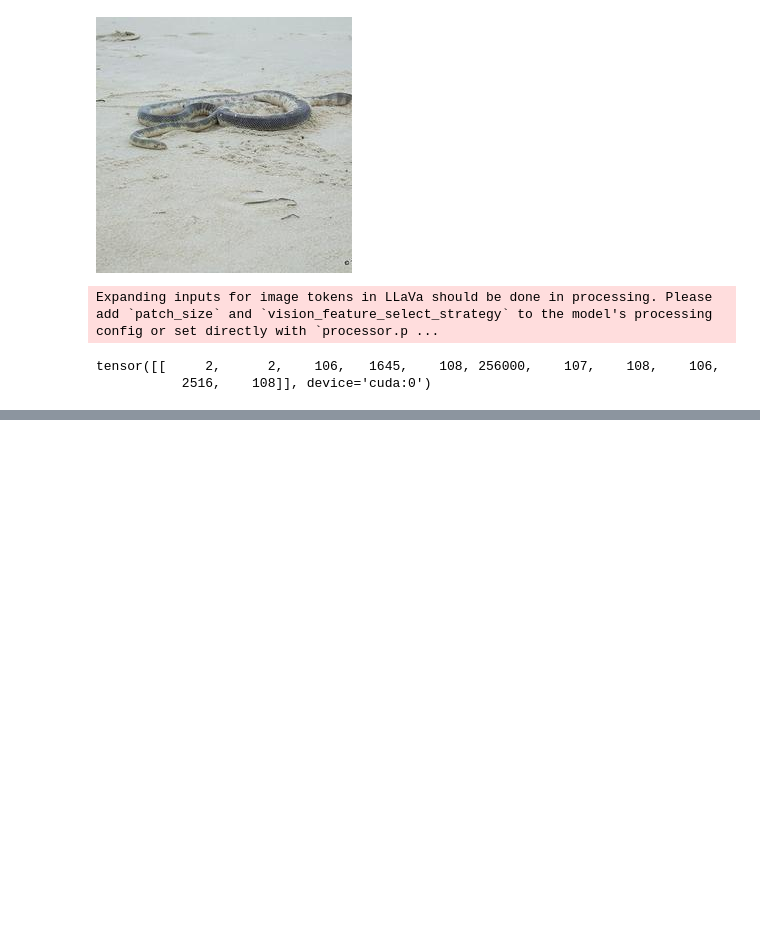
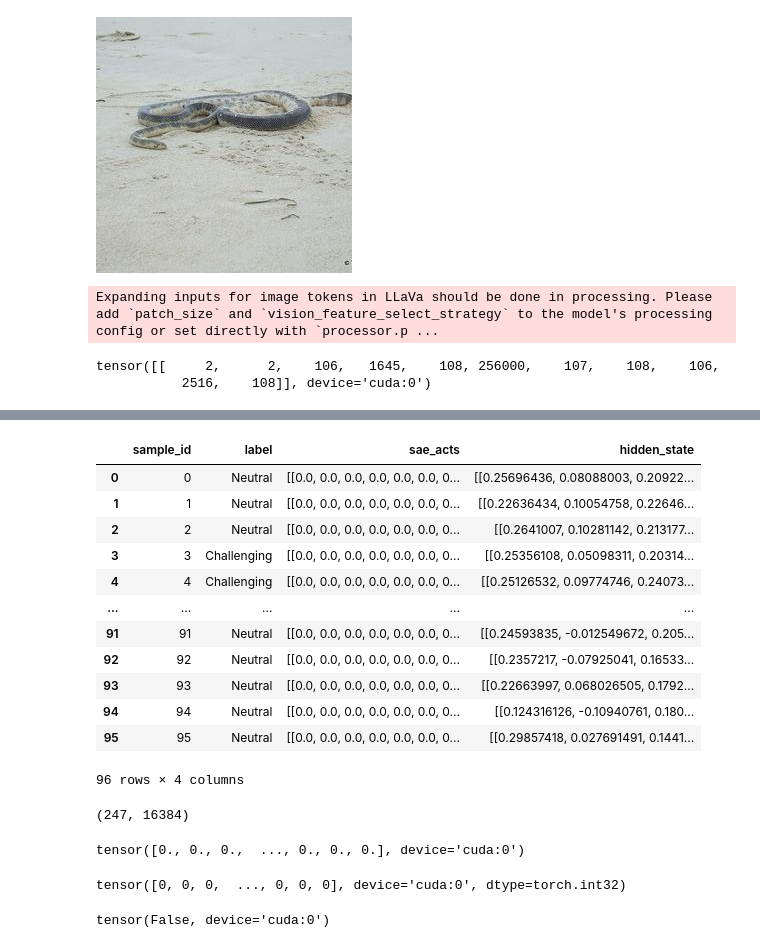
Before and after one commit to shan23chen/MOSAIC, a Jupyter notebook: src/playground.ipynb, the cells around one changed output, grey strips where cells are left out. Drawn from its saved outputs; the diff is of its cells as text; code cells hidden in the pictures; blank space fills up the shorter version.

```diff
--- a/src/playground.ipynb
+++ b/src/playground.ipynb
@@ -136,0 +222,2 @@ tensor([[     2,      2,    106,   1645,    108, 256000,    107,    108,    106,
+# %%
+sae, cfg_dict, sparsity = load_sae(layer, device, checkpoint)
@@ -136,0 +258,48 @@ tensor([[     2,      2,    106,   1645,    108, 256000,    107,    108,    106,
+# %%
+# numpy to torch tensor
+def hidden2sparse(data, sae):
+    if data is not None:
+        return sae.encode(torch.tensor(data).to(device).to(torch.float32))
+    return None
+# %%
+last_token = False
+# %%
+if 'sae_acts' in loaded_data_df.columns:
+    if loaded_data_df['sae_acts'][0].shape[-1]!=cfg_dict['d_sae']:
+        print(f"SAE activations shape mismatch: {loaded_data_df['sae_acts'][0].shape[-1]} != {cfg_dict['d_sae']}")
+    else:
+        if loaded_data_df['sae_acts'][0].shape[0] == 1:
+            loaded_data_df['sae_acts'] = loaded_data_df['sae_acts'].apply(lambda x: x[0])
+else:
+    # GO-OVER the rest of the code to get the sparse vector from the hidden states, do not recommend
+    if last_token:
+        # Extract the last token from each hidden state
+        last_tokens = [state[-1] for state in loaded_data_df['hidden_state']]
+
+        # Stack the last tokens into a single tensor
+        hidden_tensor = torch.tensor(np.stack(last_tokens)).to(torch.float32).to(device)
+
+        # Feed into the function
+        output = hidden2sparse(hidden_tensor, sae)
+    else:
+        loaded_data_df['sae_acts'] = loaded_data_df['hidden_state'].apply(lambda x: hidden2sparse(x, sae))
+# %%
+loaded_data_df
+# %% [output]
+|  | sample_id | label | sae_acts | hidden_state |
+| 0 | 0 | Neutral | [[0.0, 0.0, 0.0, 0.0, 0.0, 0.0, 0... | [[0.25696436, 0.08088003, 0.20922... |
+| 1 | 1 | Neutral | [[0.0, 0.0, 0.0, 0.0, 0.0, 0.0, 0... | [[0.22636434, 0.10054758, 0.22646... |
+| 2 | 2 | Neutral | [[0.0, 0.0, 0.0, 0.0, 0.0, 0.0, 0... | [[0.2641007, 0.10281142, 0.213177... |
+| 3 | 3 | Challenging | [[0.0, 0.0, 0.0, 0.0, 0.0, 0.0, 0... | [[0.25356108, 0.05098311, 0.20314... |
+| 4 | 4 | Challenging | [[0.0, 0.0, 0.0, 0.0, 0.0, 0.0, 0... | [[0.25126532, 0.09774746, 0.24073... |
+| ... | ... | ... | ... | ... |
+| 91 | 91 | Neutral | [[0.0, 0.0, 0.0, 0.0, 0.0, 0.0, 0... | [[0.24593835, -0.012549672, 0.205... |
+| 92 | 92 | Neutral | [[0.0, 0.0, 0.0, 0.0, 0.0, 0.0, 0... | [[0.2357217, -0.07925041, 0.16533... |
+| 93 | 93 | Neutral | [[0.0, 0.0, 0.0, 0.0, 0.0, 0.0, 0... | [[0.22663997, 0.068026505, 0.1792... |
+| 94 | 94 | Neutral | [[0.0, 0.0, 0.0, 0.0, 0.0, 0.0, 0... | [[0.124316126, -0.10940761, 0.180... |
+| 95 | 95 | Neutral | [[0.0, 0.0, 0.0, 0.0, 0.0, 0.0, 0... | [[0.29857418, 0.027691491, 0.1441... |
+96 rows × 4 columns
+# %%
+loaded_data_df['sae_acts'][0].shape
+# %% [output]
+(247, 16384)
@@ -136,0 +309,18 @@ tensor([[     2,      2,    106,   1645,    108, 256000,    107,    108,    106,
+# %%
+# Example usage
+# taking top 5 for each token level. and collapsing them into one vector without deduplication.
+top_n = 5
+sparse_tensor = optimized_top_n_to_one_hot(torch.tensor(loaded_data_df['sae_acts'][0]), top_n)
+sparse_tensor
+# %% [output]
+tensor([0., 0., 0.,  ..., 0., 0., 0.], device='cuda:0')
+# %%
+sparse_tensor1 = optimized_top_n_to_one_hot(torch.tensor(loaded_data_df['sae_acts'][0]), top_n, binary=True)
+sparse_tensor1
+# %% [output]
+tensor([0, 0, 0,  ..., 0, 0, 0], device='cuda:0', dtype=torch.int32)
+# %%
+# check sparse_tensor and sparse_tensor1 are the same
+(sparse_tensor == sparse_tensor1).all()
+# %% [output]
+tensor(False, device='cuda:0')
```
Also changed, not shown: parts of 6 cells of this notebook, 1 other file.
